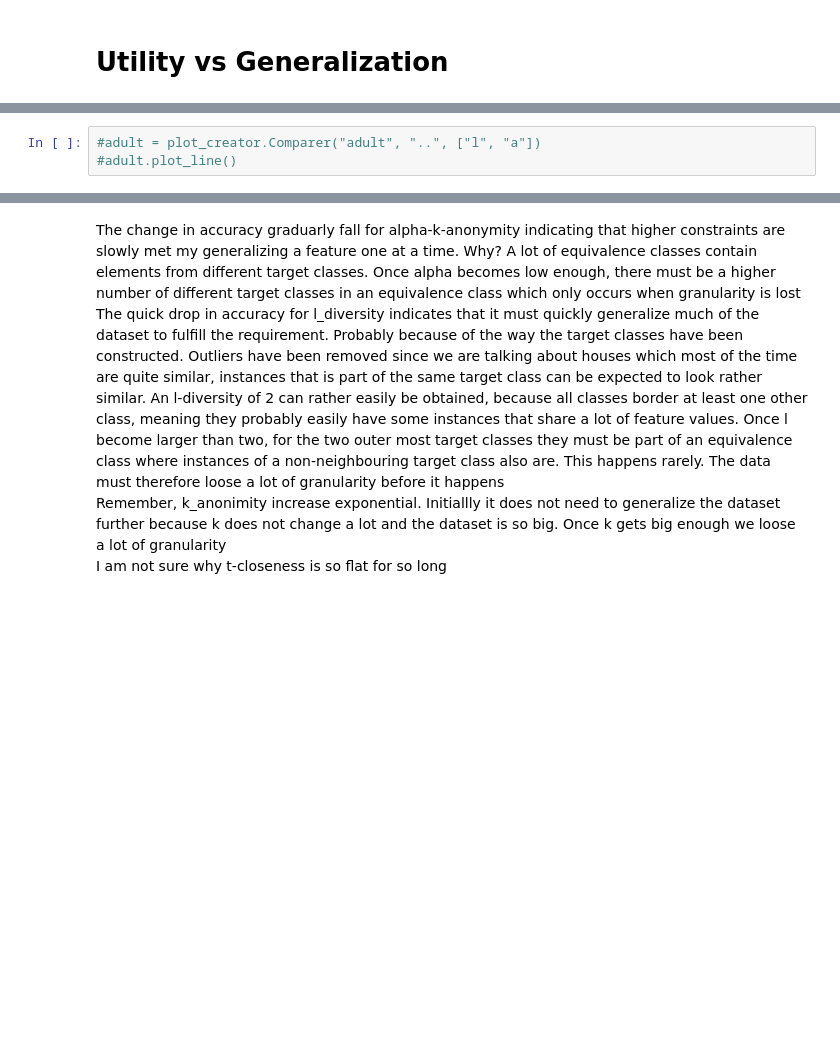
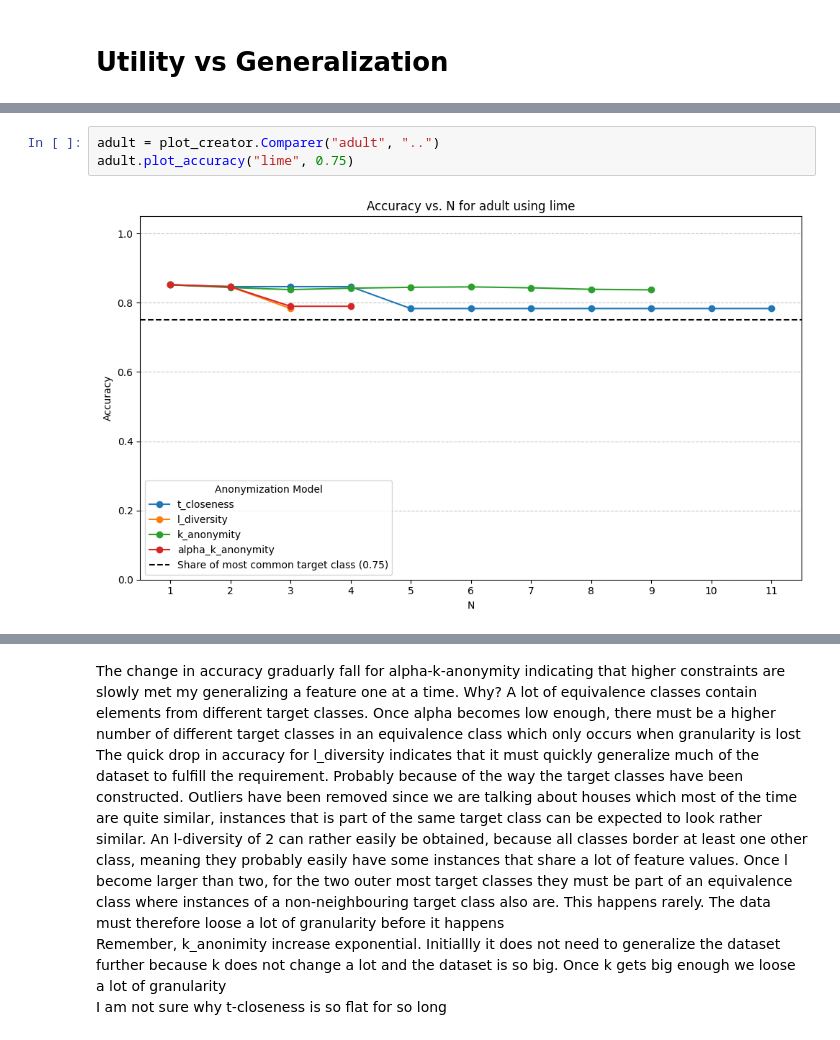
Before and after one commit to Zak9O/Masking-Effects-on-XAI-Techniques, a Jupyter notebook: notebooks/Comparison_Analysis.ipynb, the cells around one changed output, grey strips where cells are left out. Drawn from its saved outputs; the diff is of its cells as text; blank space fills up the shorter version.

```diff
--- a/notebooks/Comparison_Analysis.ipynb
+++ b/notebooks/Comparison_Analysis.ipynb
@@ -15,3 +18,5 @@ pl.plot_heatmap(datasets=['usa_house'], methods=['shap'])
 # %%
-#adult = plot_creator.Comparer("adult", "..", ["l", "a"])
-#adult.plot_line()
+adult = plot_creator.Comparer("adult", "..")
+adult.plot_accuracy("lime", 0.75)
+# %% [output]
+[figure, added]
```
Also changed, not shown: parts of 32 cells of this notebook, 2 other files.
